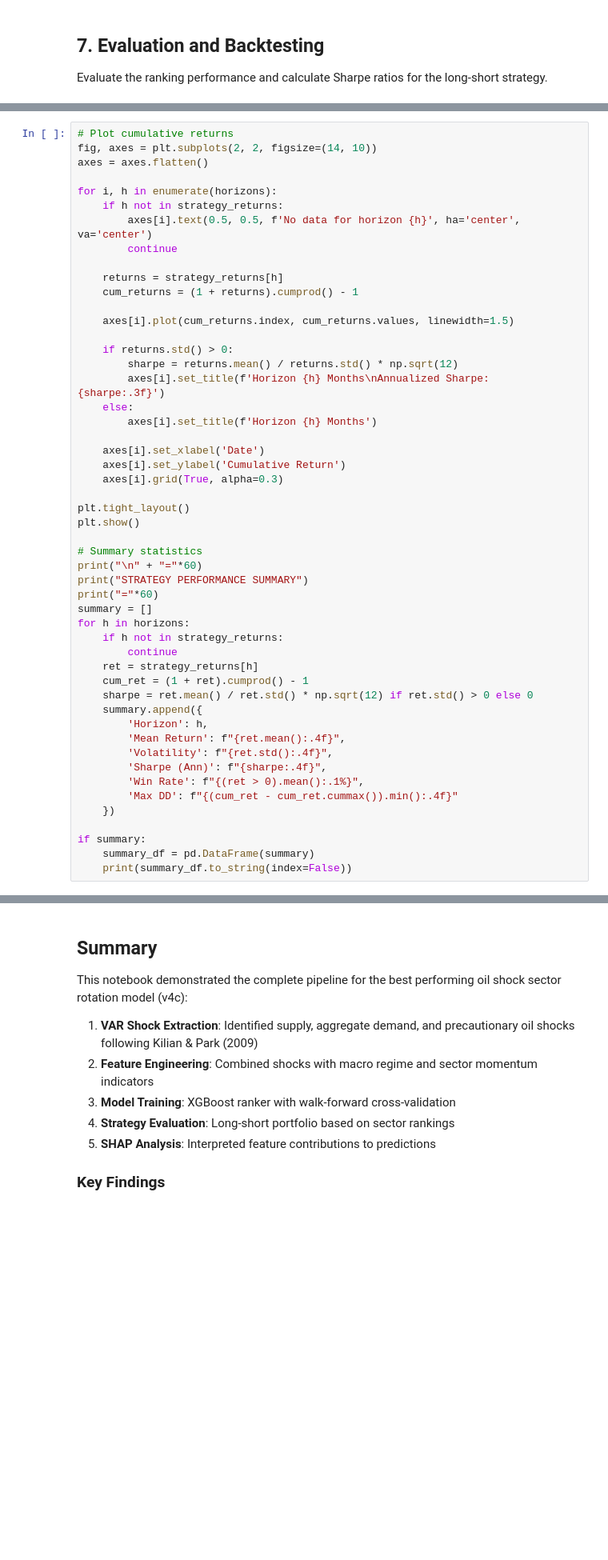
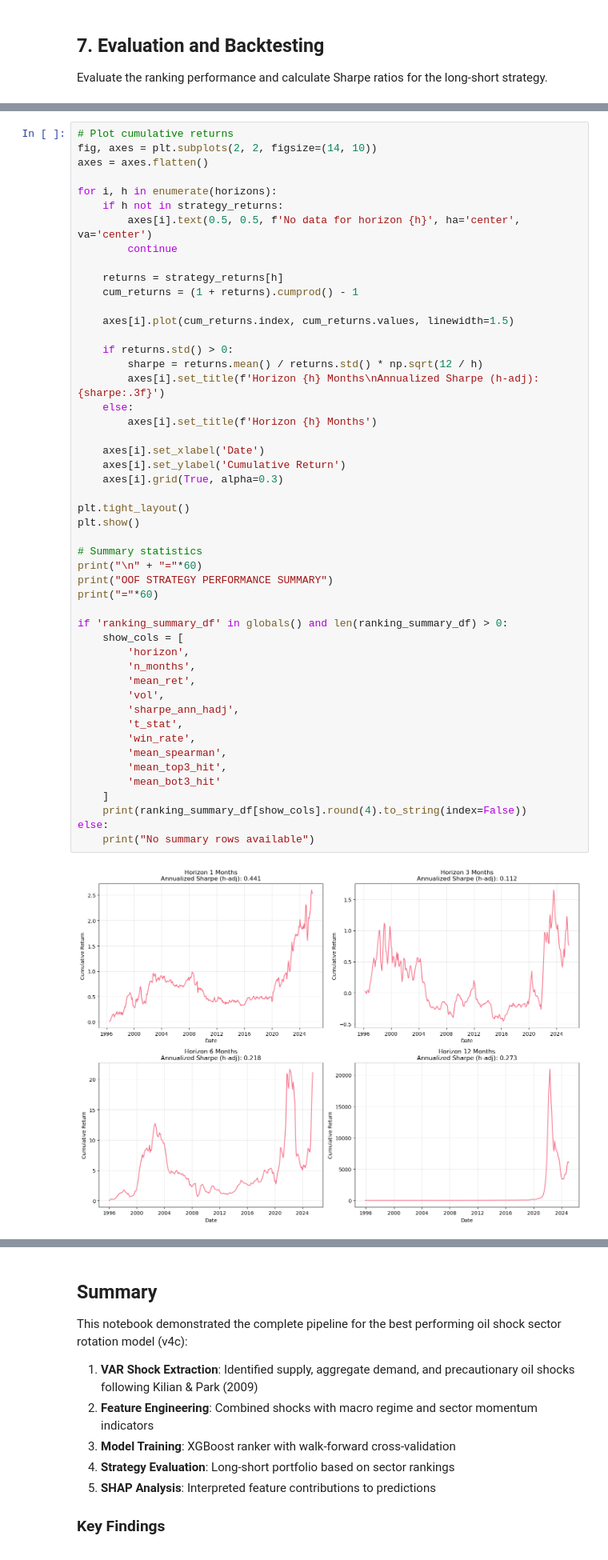
Before and after one commit to catma12/fintech-project-1, a Jupyter notebook: notebooks/best_model_v4c.ipynb, the cells around one changed output, grey strips where cells are left out. Shown at 80% size. Drawn from its saved outputs; the diff is of its cells as text; blank space fills up the shorter version.

```diff
--- a/notebooks/best_model_v4c.ipynb
+++ b/notebooks/best_model_v4c.ipynb
@@ -386,51 +2552,51 @@ for h in horizons:
 # %%
 # Plot cumulative returns
 fig, axes = plt.subplots(2, 2, figsize=(14, 10))
 axes = axes.flatten()
 
 for i, h in enumerate(horizons):
     if h not in strategy_returns:
         axes[i].text(0.5, 0.5, f'No data for horizon {h}', ha='center', va='center')
         continue
 
     returns = strategy_returns[h]
     cum_returns = (1 + returns).cumprod() - 1
 
     axes[i].plot(cum_returns.index, cum_returns.values, linewidth=1.5)
 
     if returns.std() > 0:
-        sharpe = returns.mean() / returns.std() * np.sqrt(12)
-        axes[i].set_title(f'Horizon {h} Months\nAnnualized Sharpe: {sharpe:.3f}')
+        sharpe = returns.mean() / returns.std() * np.sqrt(12 / h)
+        axes[i].set_title(f'Horizon {h} Months\nAnnualized Sharpe (h-adj): {sharpe:.3f}')
     else:
         axes[i].set_title(f'Horizon {h} Months')
 
     axes[i].set_xlabel('Date')
     axes[i].set_ylabel('Cumulative Return')
     axes[i].grid(True, alpha=0.3)
 
 plt.tight_layout()
 plt.show()
 
 # Summary statistics
 print("\n" + "="*60)
-print("STRATEGY PERFORMANCE SUMMARY")
+print("OOF STRATEGY PERFORMANCE SUMMARY")
 print("="*60)
-summary = []
-for h in horizons:
-    if h not in strategy_returns:
-        continue
-    ret = strategy_returns[h]
-    cum_ret = (1 + ret).cumprod() - 1
-    sharpe = ret.mean() / ret.std() * np.sqrt(12) if ret.std() > 0 else 0
-    summary.append({
-        'Horizon': h,
-        'Mean Return': f"{ret.mean():.4f}",
-        'Volatility': f"{ret.std():.4f}",
-        'Sharpe (Ann)': f"{sharpe:.4f}",
-        'Win Rate': f"{(ret > 0).mean():.1%}",
-        'Max DD': f"{(cum_ret - cum_ret.cummax()).min():.4f}"
-    })
 
-if summary:
-    summary_df = pd.DataFrame(summary)
-    print(summary_df.to_string(index=False))
+if 'ranking_summary_df' in globals() and len(ranking_summary_df) > 0:
+    show_cols = [
+        'horizon',
+        'n_months',
+        'mean_ret',
+        'vol',
+        'sharpe_ann_hadj',
+        't_stat',
+        'win_rate',
+        'mean_spearman',
+        'mean_top3_hit',
+        'mean_bot3_hit'
+    ]
+    print(ranking_summary_df[show_cols].round(4).to_string(index=False))
+else:
+    print("No summary rows available")
+# %% [output]
+[figure, added]
```
Also changed, not shown: parts of 41 cells of this notebook, 5 other files.
